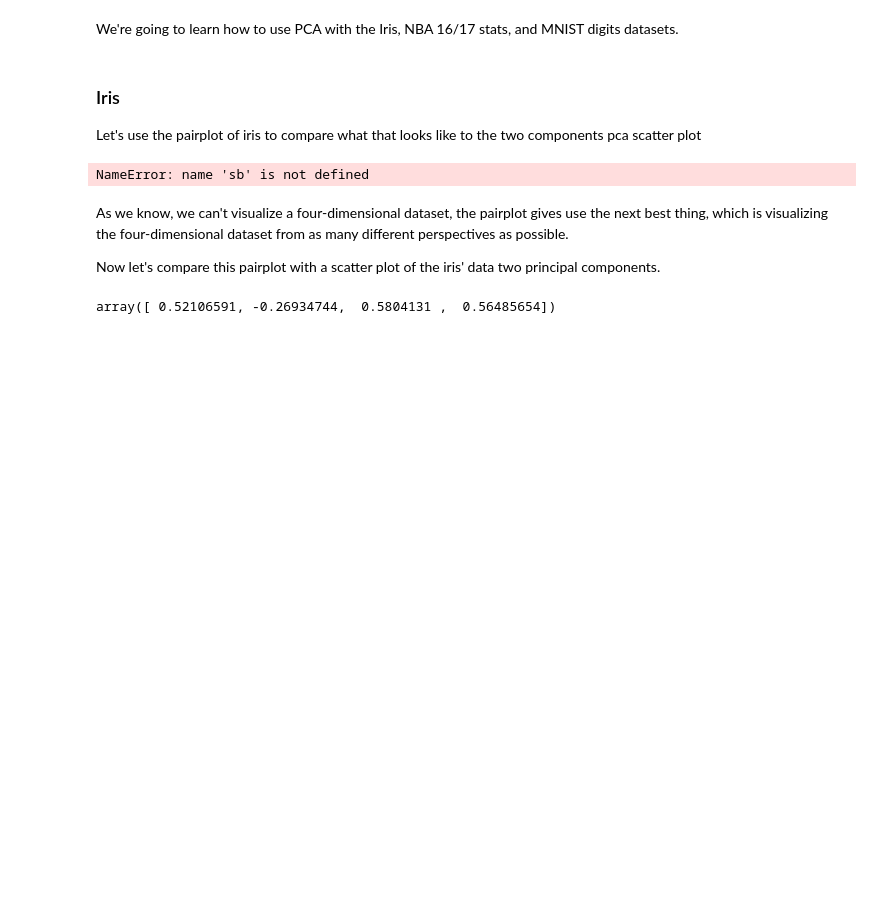
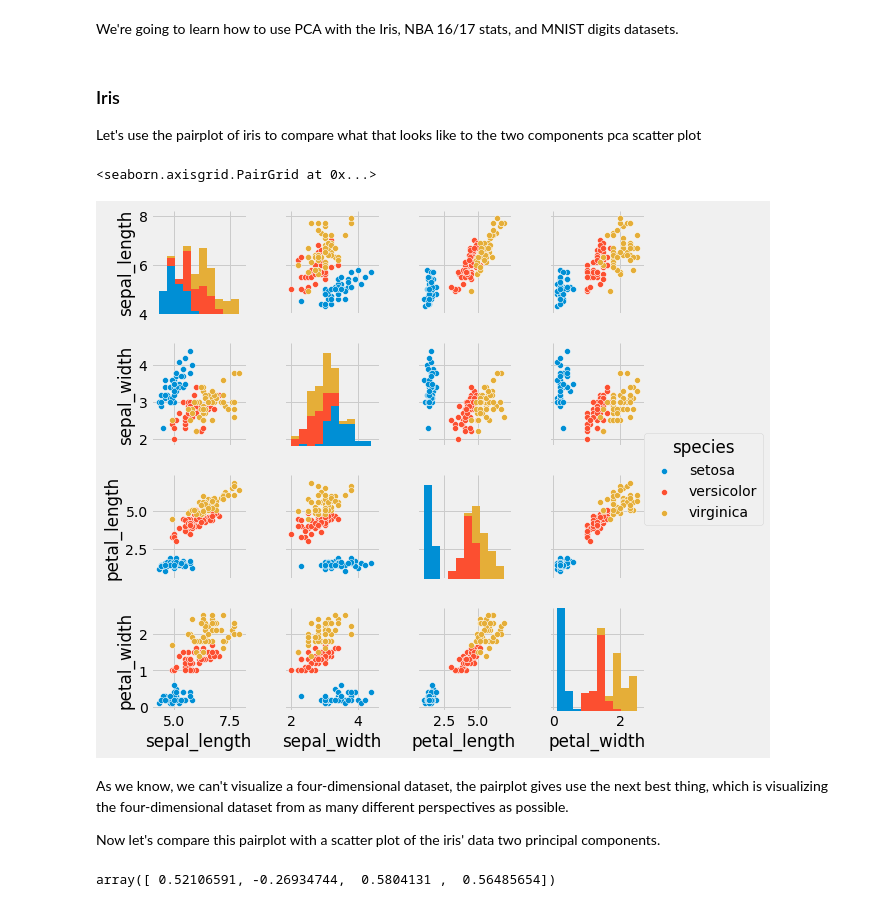
Before and after one commit to Slamare/DS-SF-42, a Jupyter notebook: george_section/notebooks/Completed/Principal Component Analysis (Completed).ipynb, the cells around one changed output. Drawn from its saved outputs; the diff is of its cells as text; code cells hidden in the pictures; blank space fills up the shorter version.

```diff
--- a/george_section/notebooks/Completed/Principal Component Analysis (Completed).ipynb
+++ b/george_section/notebooks/Completed/Principal Component Analysis (Completed).ipynb
@@ -361,10 +361,11 @@ Let's use the pairplot of iris to compare what that looks like to the two compon
 # %%
 #Pairplot of iris data with species color-encoding
 
 
-sb.pairplot(iris, hue="species", size = 2)
+sns.pairplot(iris, hue="species", size = 2)
 # %% [output]
-NameError: name 'sb' is not defined
+<seaborn.axisgrid.PairGrid at 0x...>
+[figure, added]
 # %% [markdown]
 As we know, we can't visualize a four-dimensional dataset, the pairplot gives use the next best thing, which is visualizing the four-dimensional dataset from as many different perspectives as possible.
 
```
Also changed, not shown: parts of 2 cells of this notebook.
